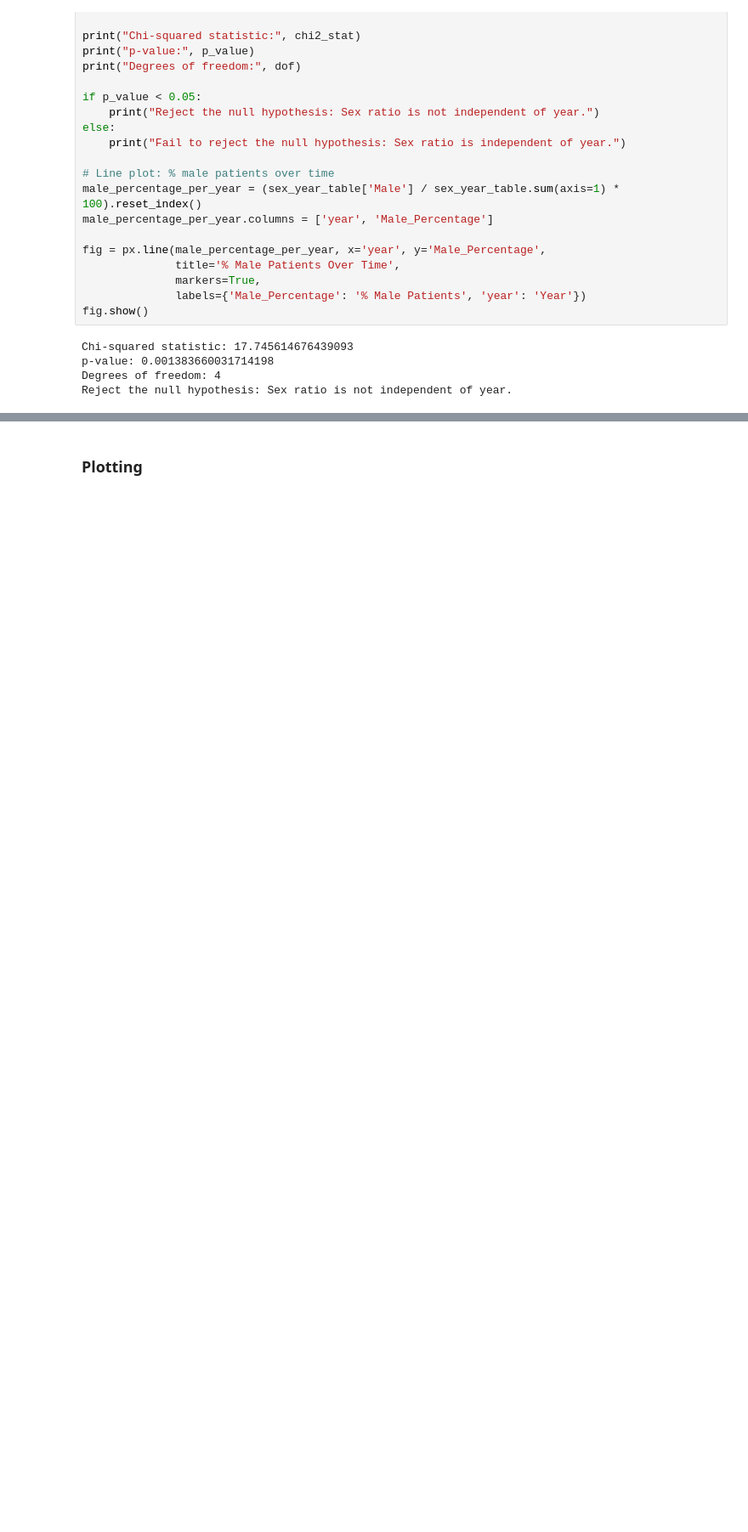
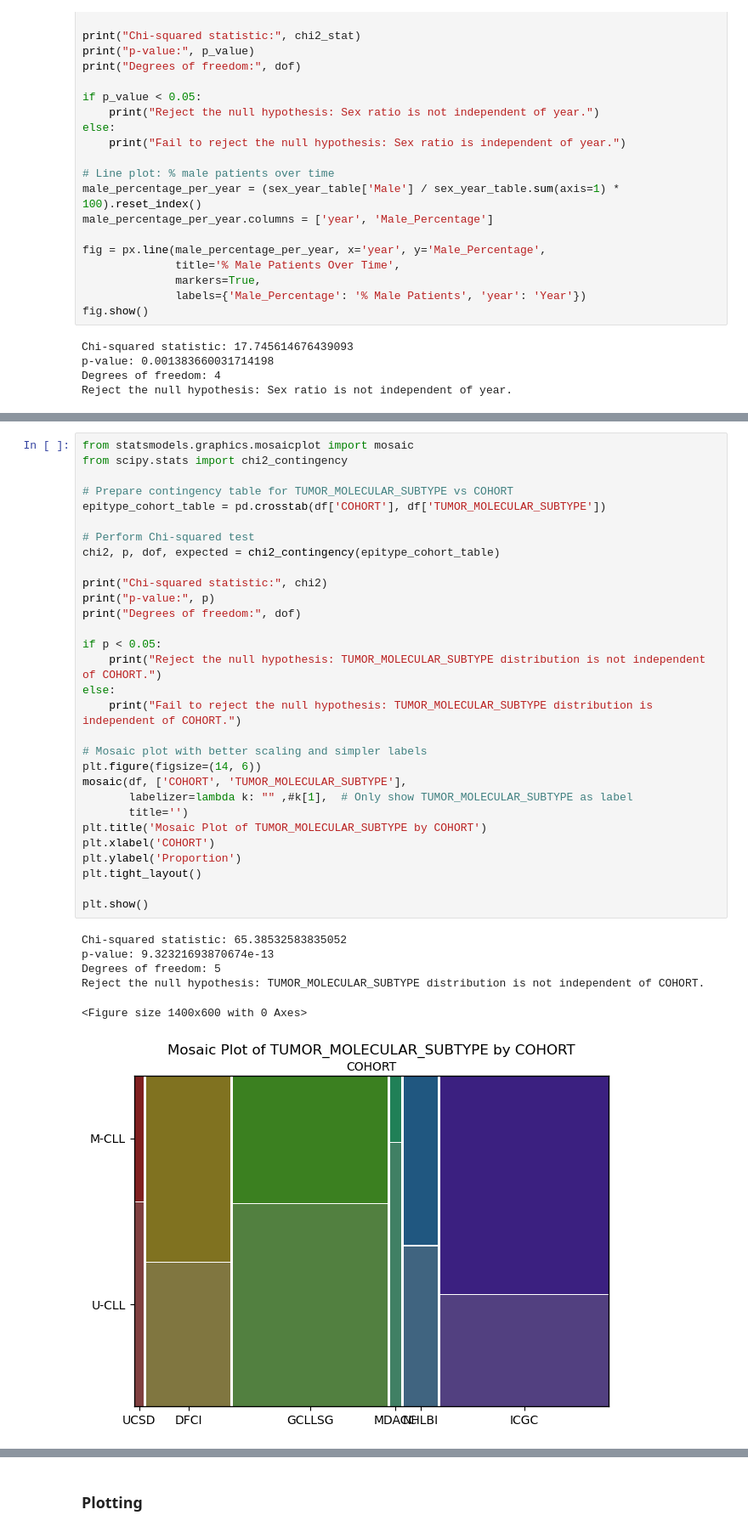
Before and after one commit to MahikaJaguste/msc-thesis, a Jupyter notebook: bias/tagging.ipynb, the cells around one changed output, grey strips where cells are left out. Shown at 85% size. Cells and saved outputs as stored; diff of their text form; blank space fills up the shorter version.

```diff
--- a/bias/tagging.ipynb
+++ b/bias/tagging.ipynb
@@ -754,0 +917,37 @@ Reject the null hypothesis: Sex ratio is not independent of year.
+# %%
+from statsmodels.graphics.mosaicplot import mosaic
+from scipy.stats import chi2_contingency
+
+# Prepare contingency table for TUMOR_MOLECULAR_SUBTYPE vs COHORT
+epitype_cohort_table = pd.crosstab(df['COHORT'], df['TUMOR_MOLECULAR_SUBTYPE'])
+
+# Perform Chi-squared test
+chi2, p, dof, expected = chi2_contingency(epitype_cohort_table)
+
+print("Chi-squared statistic:", chi2)
+print("p-value:", p)
+print("Degrees of freedom:", dof)
+
+if p < 0.05:
+    print("Reject the null hypothesis: TUMOR_MOLECULAR_SUBTYPE distribution is not independent of COHORT.")
+else:
+    print("Fail to reject the null hypothesis: TUMOR_MOLECULAR_SUBTYPE distribution is independent of COHORT.")
+
+# Mosaic plot with better scaling and simpler labels
+plt.figure(figsize=(14, 6))
+mosaic(df, ['COHORT', 'TUMOR_MOLECULAR_SUBTYPE'],
+       labelizer=lambda k: "" ,#k[1],  # Only show TUMOR_MOLECULAR_SUBTYPE as label
+       title='')
+plt.title('Mosaic Plot of TUMOR_MOLECULAR_SUBTYPE by COHORT')
+plt.xlabel('COHORT')
+plt.ylabel('Proportion')
+plt.tight_layout()
+
+plt.show()
+# %% [output]
+Chi-squared statistic: 65.38532583835052
+p-value: 9.32321693870674e-13
+Degrees of freedom: 5
+Reject the null hypothesis: TUMOR_MOLECULAR_SUBTYPE distribution is not independent of COHORT.
+<Figure size 1400x600 with 0 Axes>
+[figure, added]
```
Also changed, not shown: parts of 20 cells of this notebook, 1 other file.
